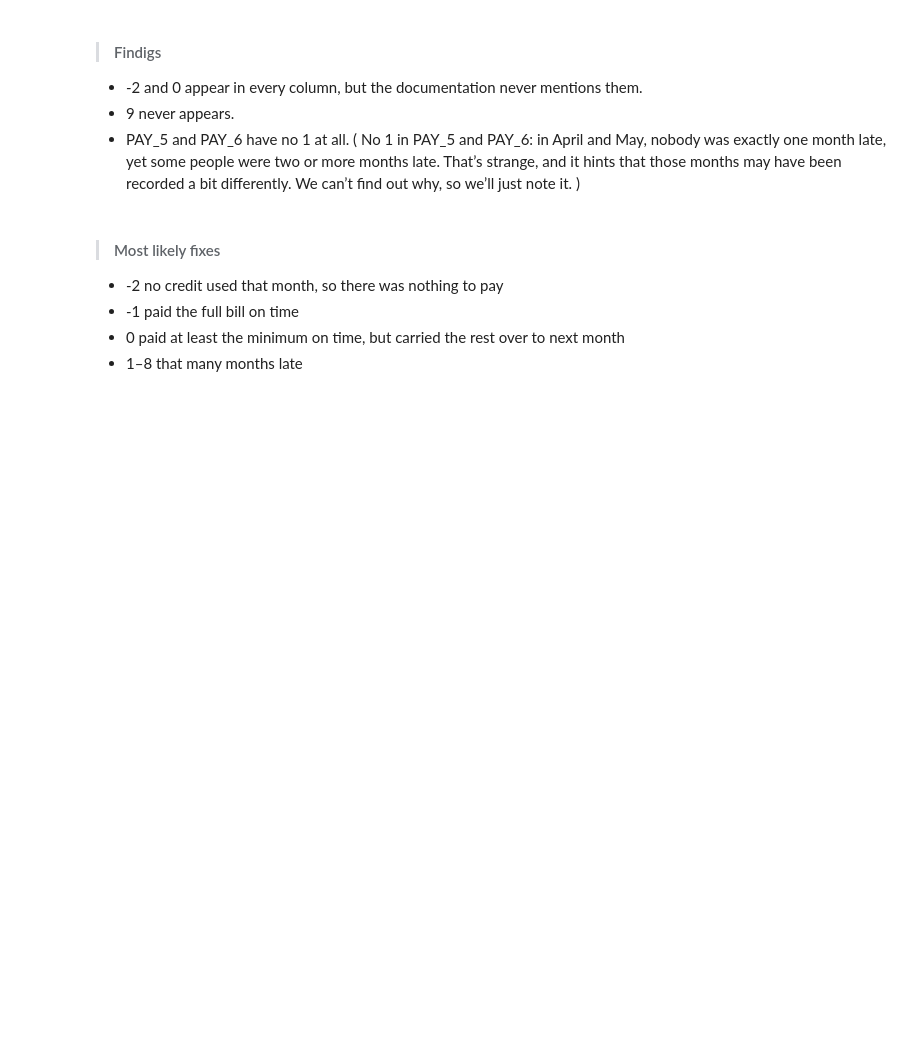
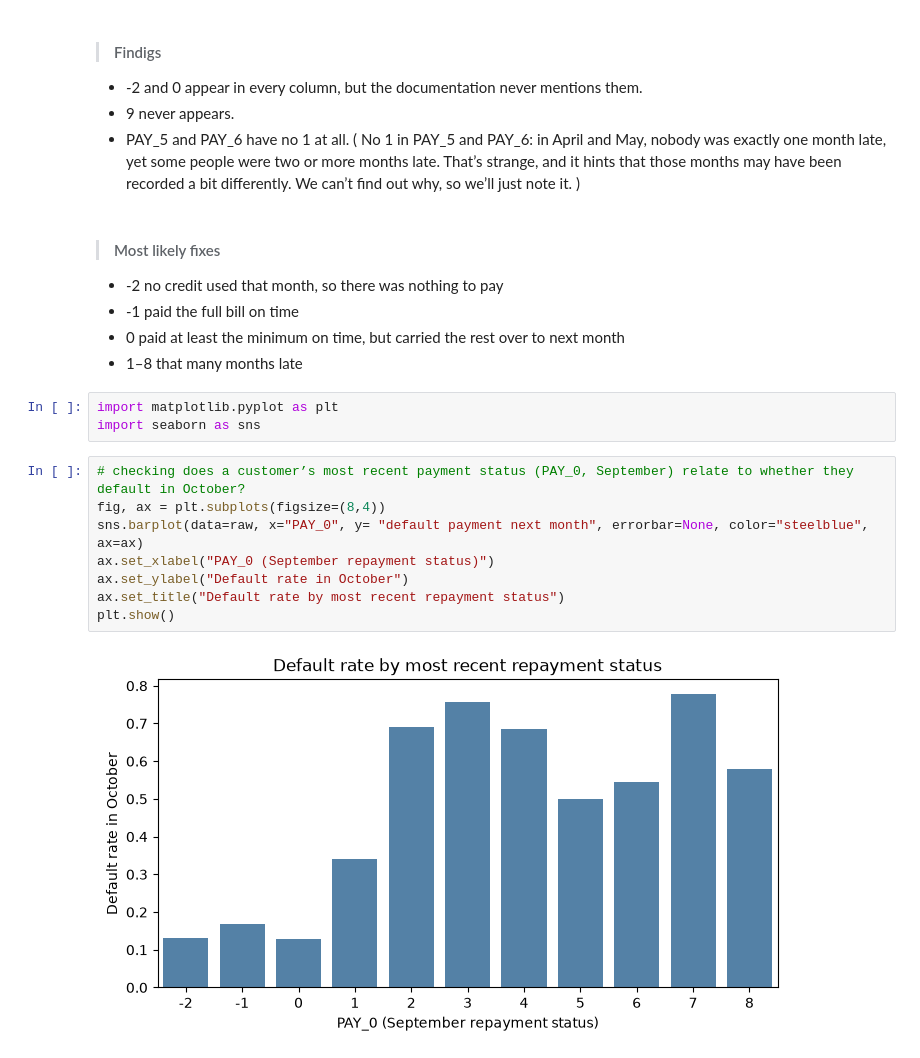
Before and after one commit to aviraljoshi27/nn-from-scratch-credit-default, a Jupyter notebook: notebooks/01_data_check.ipynb, the cells around one changed output. Saved outputs shown, nothing was run; the diff lists cells and outputs as text; blank space fills up the shorter version.

```diff
--- a/notebooks/01_data_check.ipynb
+++ b/notebooks/01_data_check.ipynb
@@ -114,3 +114,16 @@ PAY_6 [-2, -1, 0, 2, 3, 4, 5, 6, 7, 8]
 - -1	paid the full bill on time
 - 0	paid at least the minimum on time, but carried the rest over to next month
 - 1–8	that many months late
+# %%
+import matplotlib.pyplot as plt
+import seaborn as sns
+# %%
+# checking does a customer’s most recent payment status (PAY_0, September) relate to whether they default in October?
+fig, ax = plt.subplots(figsize=(8,4))
+sns.barplot(data=raw, x="PAY_0", y= "default payment next month", errorbar=None, color="steelblue", ax=ax)
+ax.set_xlabel("PAY_0 (September repayment status)")
+ax.set_ylabel("Default rate in October")
+ax.set_title("Default rate by most recent repayment status")
+plt.show()
+# %% [output]
+[figure, added]
```
Also changed, not shown: parts of 6 cells of this notebook.
